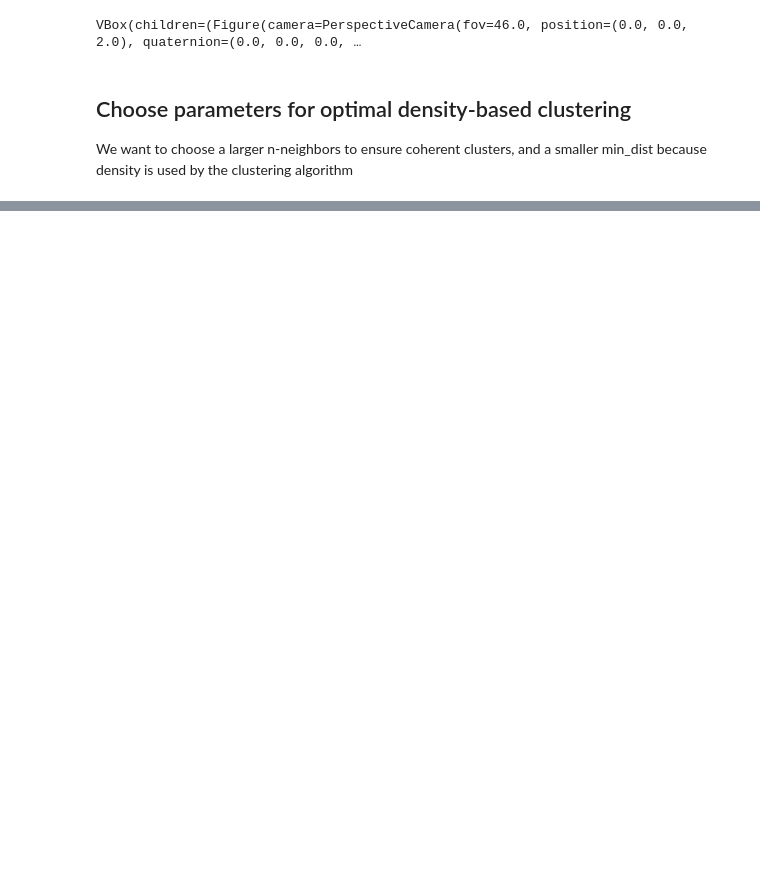
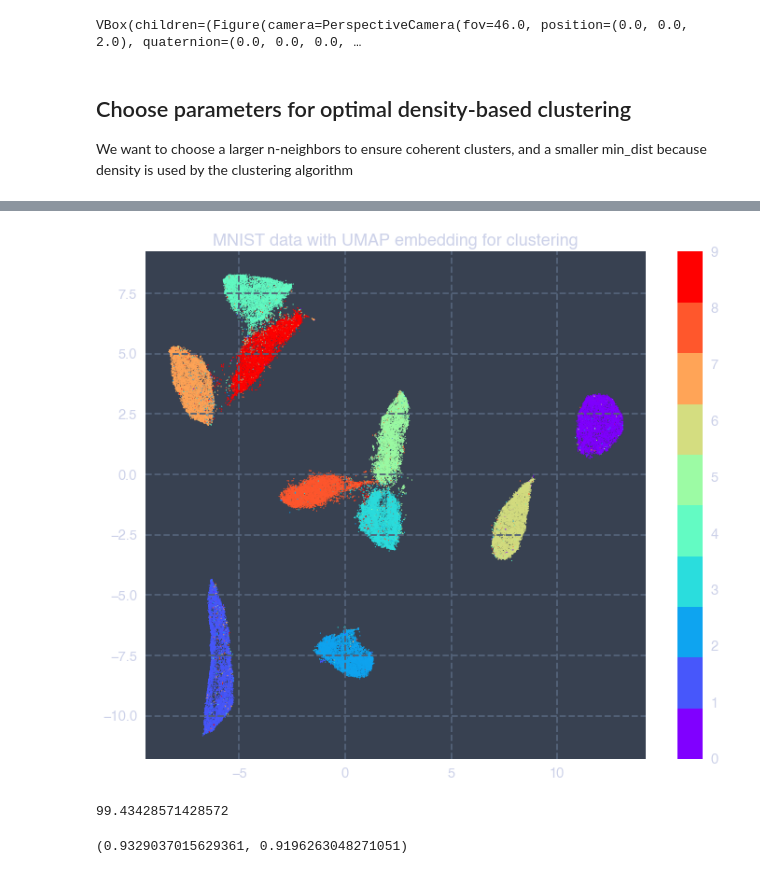
Before and after one commit to rmartinshort/JournalClub, a Jupyter notebook: UMAP_31_10_19/UMAP_examples.ipynb, the cells around one changed output, grey strips where cells are left out. Cells and saved outputs as stored; diff of their text form; code cells hidden in the pictures; blank space fills up the shorter version.

```diff
--- a/UMAP_31_10_19/UMAP_examples.ipynb
+++ b/UMAP_31_10_19/UMAP_examples.ipynb
@@ -206,9 +213,10 @@ We want to choose a larger n-neighbors to ensure coherent clusters, and a smalle
 # %%
 %%time
 umap_fit_cluster = umap.UMAP(
-    n_neighbors=50,
+    n_neighbors=30,
     min_dist=0,
     n_components=2,
+    random_state=42,
     metric="euclidean"
 ).fit(mnist.data)
 
@@ -215,0 +227,4 @@ umap_embedding_cluster = umap_fit_cluster.transform(mnist.data)
+# %%
+plot_dataset_decomp(umap_embedding_cluster,"MNIST data with UMAP embedding for clustering")
+# %% [output]
+[figure, added]
@@ -215,0 +238,11 @@ umap_embedding_cluster = umap_fit_cluster.transform(mnist.data)
+# %%
+clustered = (labels >= 0)
+
+#This is the proportation of data that we clustered
+100.0*np.sum(clustered) / mnist.data.shape[0]
+# %% [output]
+99.43428571428572
+# %%
+adjusted_rand_score(mnist.target[clustered], labels[clustered]), adjusted_mutual_info_score(mnist.target[clustered], labels[clustered])
+# %% [output]
+(0.9329037015629361, 0.9196263048271051)
```
Also changed, not shown: parts of 15 cells of this notebook.
